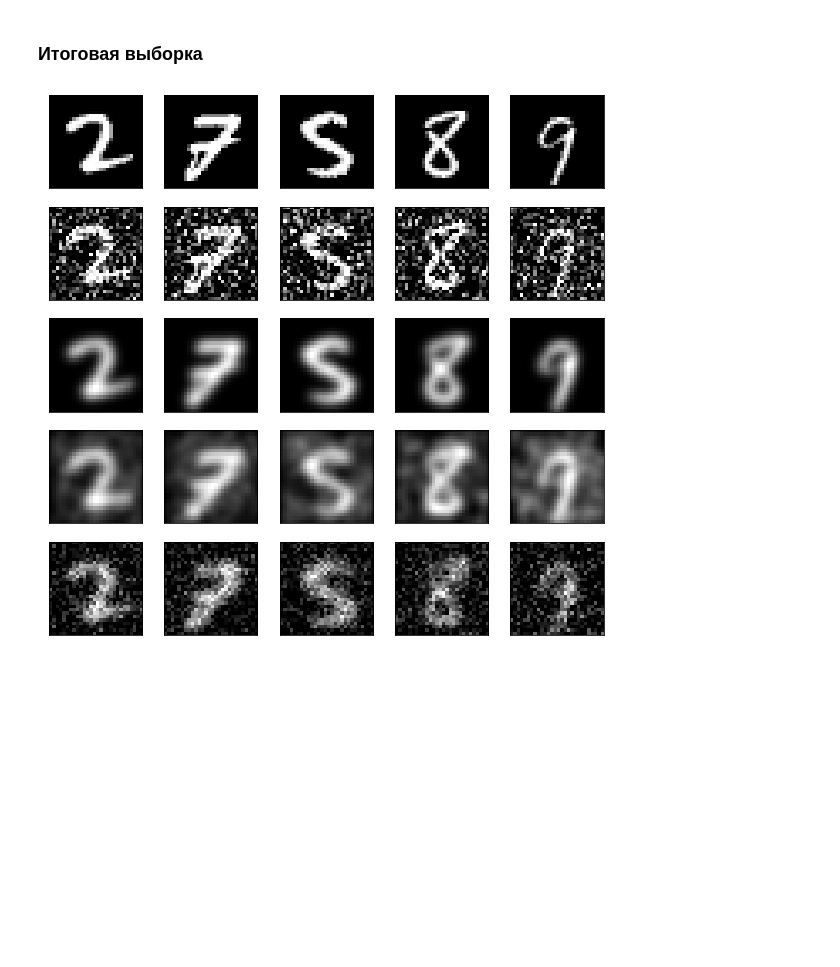
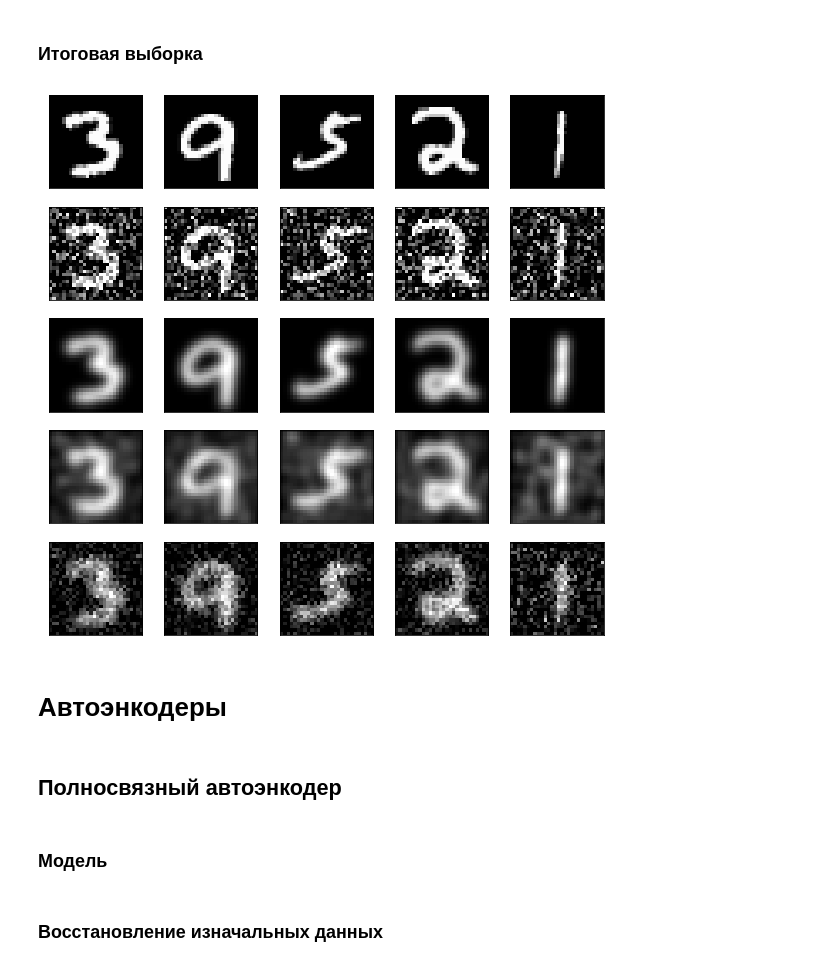
Before and after one commit to FainaIgnatishina/Autoencoders, a Jupyter notebook: Autoencoders.ipynb, the cells around one changed output. Drawn from its saved outputs; the diff is of its cells as text; code cells hidden in the pictures; blank space fills up the shorter version.

```diff
--- a/Autoencoders.ipynb
+++ b/Autoencoders.ipynb
@@ -91,7 +97,7 @@ X_test_noisy_blur = np.clip(X_test_noisy_blur, 0., 1.)
 # %% [markdown]
 ###  Итоговая выборка
 # %%
-first = 467
+first = 500
 n = 5
 plt.figure(figsize=(10, 12))
 for i in range(n):
@@ -101,31 +107,37 @@ for i in range(n):
     ax.get_xaxis().set_visible(False)
     ax.get_yaxis().set_visible(False)
 
 
     ax = plt.subplot(6, n, i+n+1)
     plt.imshow(X_test_noisy[i+first].reshape(28, 28))
     plt.gray()
     ax.get_xaxis().set_visible(False)
     ax.get_yaxis().set_visible(False)
 
     ax = plt.subplot(6, n, i+2*n+1)
     plt.imshow(X_test_blur[i+first].reshape(28, 28))
     plt.gray()
     ax.get_xaxis().set_visible(False)
     ax.get_yaxis().set_visible(False)
 
     ax = plt.subplot(6, n, i+3*n+1)
     plt.imshow(X_test_blur_noisy[i+first].reshape(28, 28))
     plt.gray()
     ax.get_xaxis().set_visible(False)
     ax.get_yaxis().set_visible(False)
 
     ax = plt.subplot(6, n, i+4*n+1)
     plt.imshow(X_test_noisy_blur[i+first].reshape(28, 28))
     plt.gray()
     ax.get_xaxis().set_visible(False)
     ax.get_yaxis().set_visible(False)
 
 plt.show()
 # %% [output]
-[figure, old version]
+[figure, new version]
+# %% [markdown]
+# Автоэнкодеры
+# %% [markdown]
+## Полносвязный автоэнкодер
+# %% [markdown]
+### Модель
@@ -131,0 +158,2 @@ plt.show()
+# %% [markdown]
+### Восстановление изначальных данных
```
Also changed, not shown: parts of 44 cells of this notebook.
